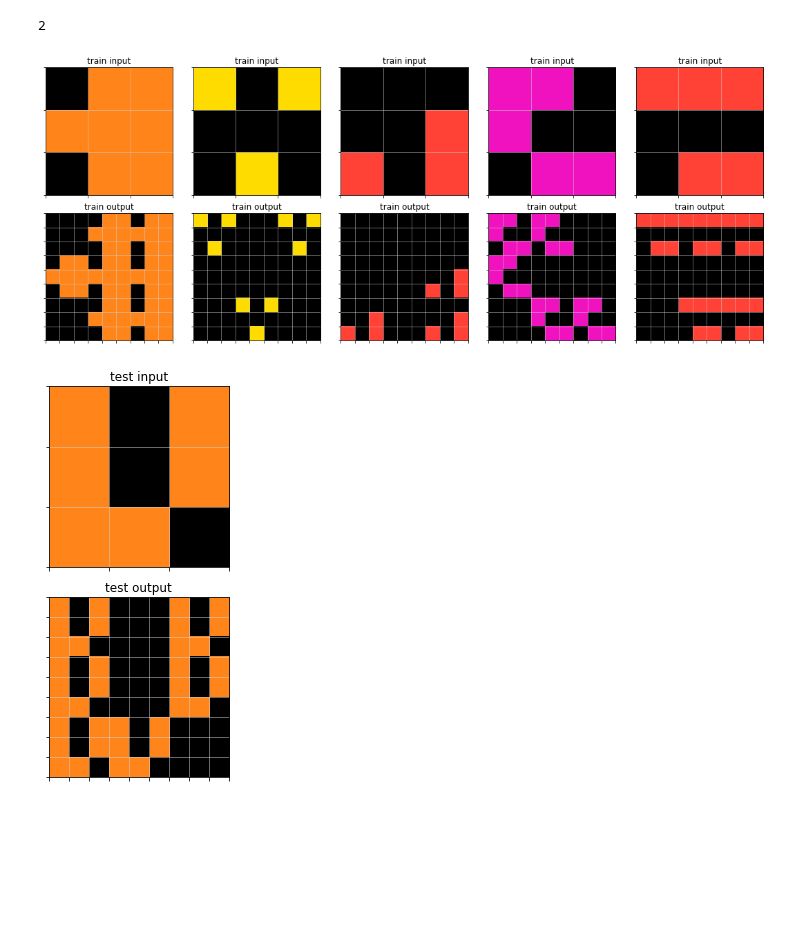
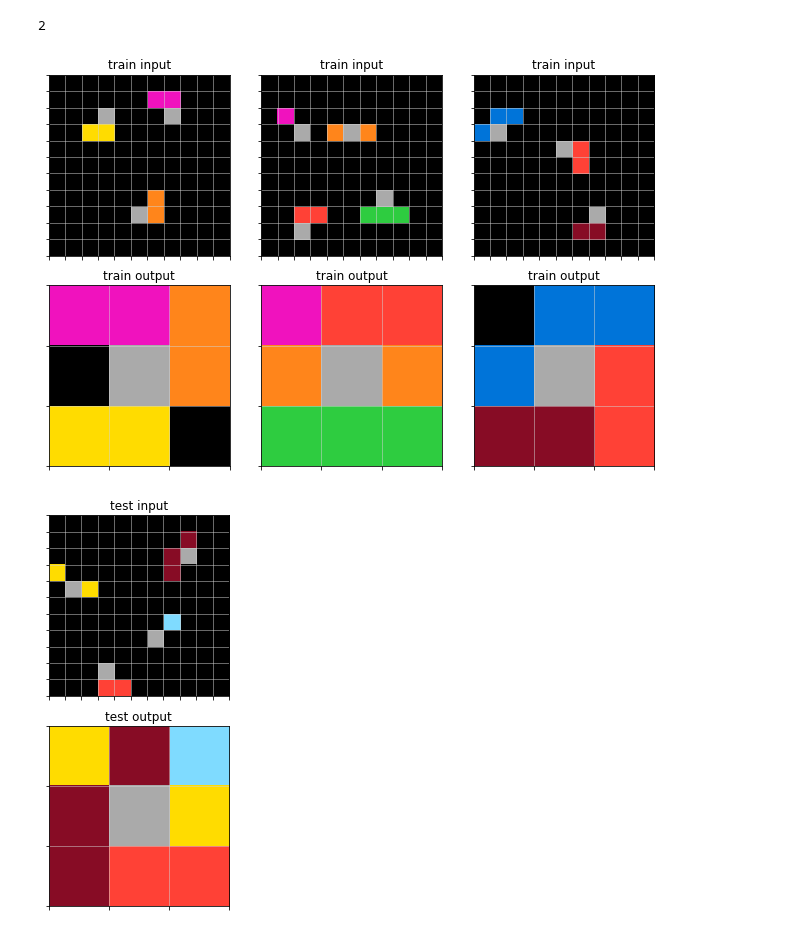
Before and after one commit to lorepieri8/ARC_challenge, a Jupyter notebook: ARC_DSL.ipynb, the cells around one changed output. Drawn from its saved outputs; the diff is of its cells as text; code cells hidden in the pictures; blank space fills up the shorter version.

```diff
--- a/ARC_DSL.ipynb
+++ b/ARC_DSL.ipynb
@@ -2426,7 +2435,7 @@ len(regions)
 
 #[5, 25, 52, 71, 143, 145, 235, 317, 371, 385, 388] [128, 258, 345]
 # %%
-plot_task(train_task_data[0])
+plot_task(train_task_data[21])
 # %% [output]
-[figure, old version]
+[figure, new version]
-[figure, old version]
+[figure, new version]
```
Also changed, not shown: parts of 6 cells of this notebook.
